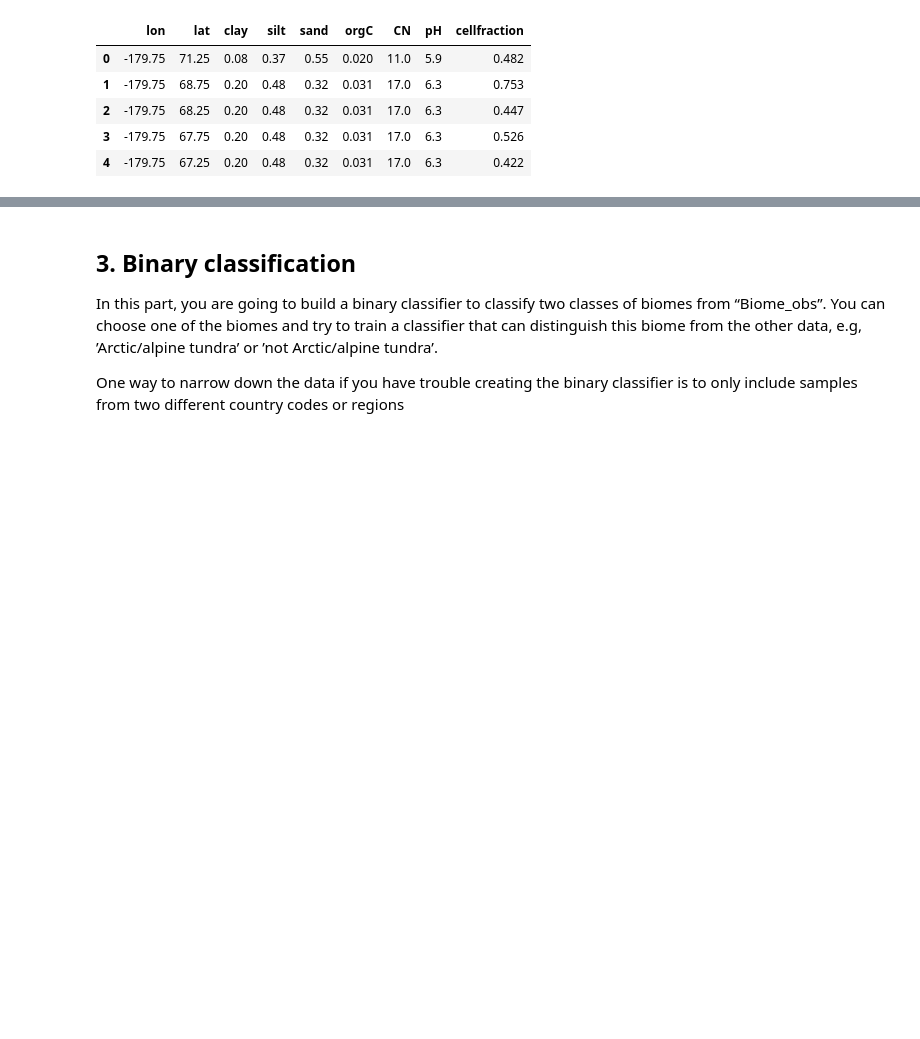
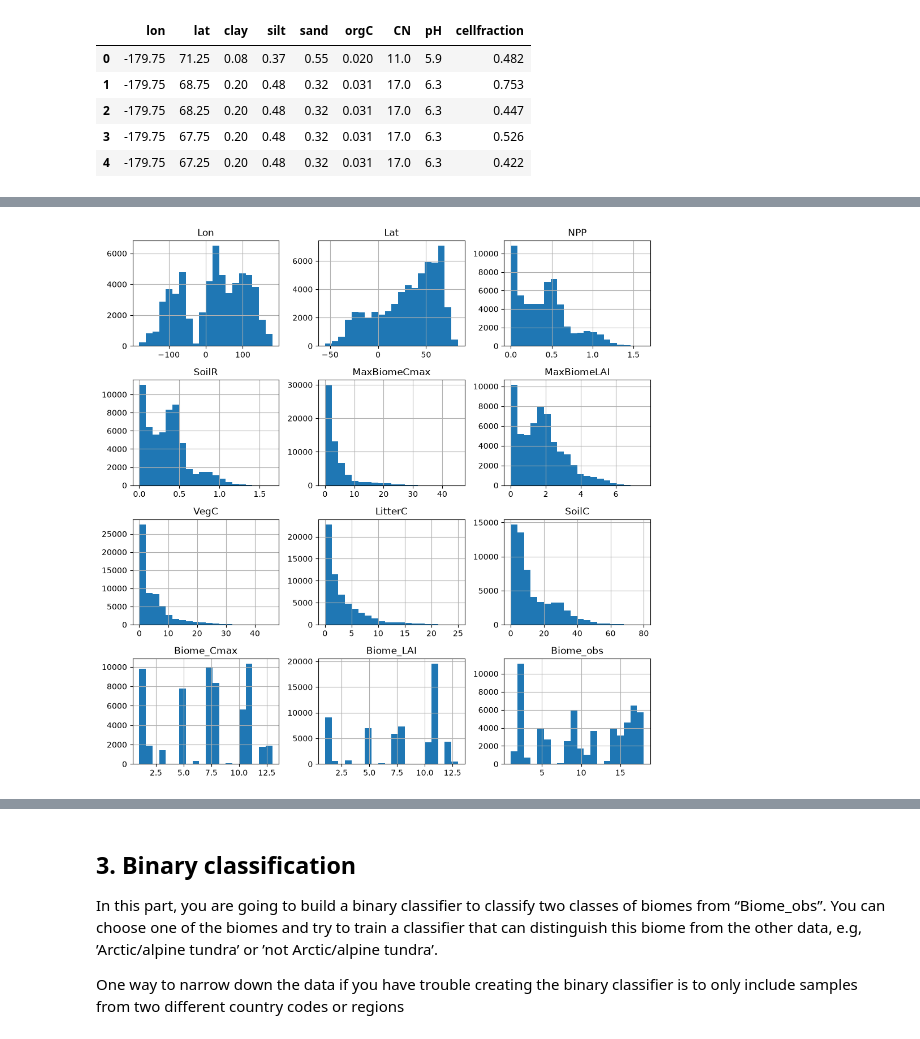
Before and after one commit to AndreaRaaschou/BERN01, a Jupyter notebook: biome_project/Andrea/main.ipynb, the cells around one changed output, grey strips where cells are left out. Drawn from its saved outputs; the diff is of its cells as text; code cells hidden in the pictures; blank space fills up the shorter version.

```diff
--- a/biome_project/Andrea/main.ipynb
+++ b/biome_project/Andrea/main.ipynb
@@ -23,7 +24,7 @@ import seaborn as sns
 # %%
 #LPJ-GUESS output
-lpj_output = pd.read_csv("./../data/LPJ-GUESS_output_BERN1.csv")
-lpj_output.head()
+lpj_df = pd.read_csv("../data/LPJ-GUESS_output_BERN1.csv")
+lpj_df.head()
 # %% [output]
 |  | Lon | Lat | NPP | SoilR | MaxBiomeCmax | MaxBiomeLAI | VegC | LitterC | SoilC | Biome_Cmax | ... |
 | 0 | 39.75 | -1.25 | 0.429 | 0.390 | 0.449 | 1.9821 | 1.225 | 0.758 | 5.941 | 8 | ... |
@@ -55,0 +195,7 @@ soil_df.head()
+# %%
+# Look at distributions of numerical values
+lpj_df.hist(figsize=(10, 10), bins=20)
+plt.tight_layout()
+plt.show()
+# %% [output]
+[figure, added]
```
Also changed, not shown: parts of 20 cells of this notebook.
